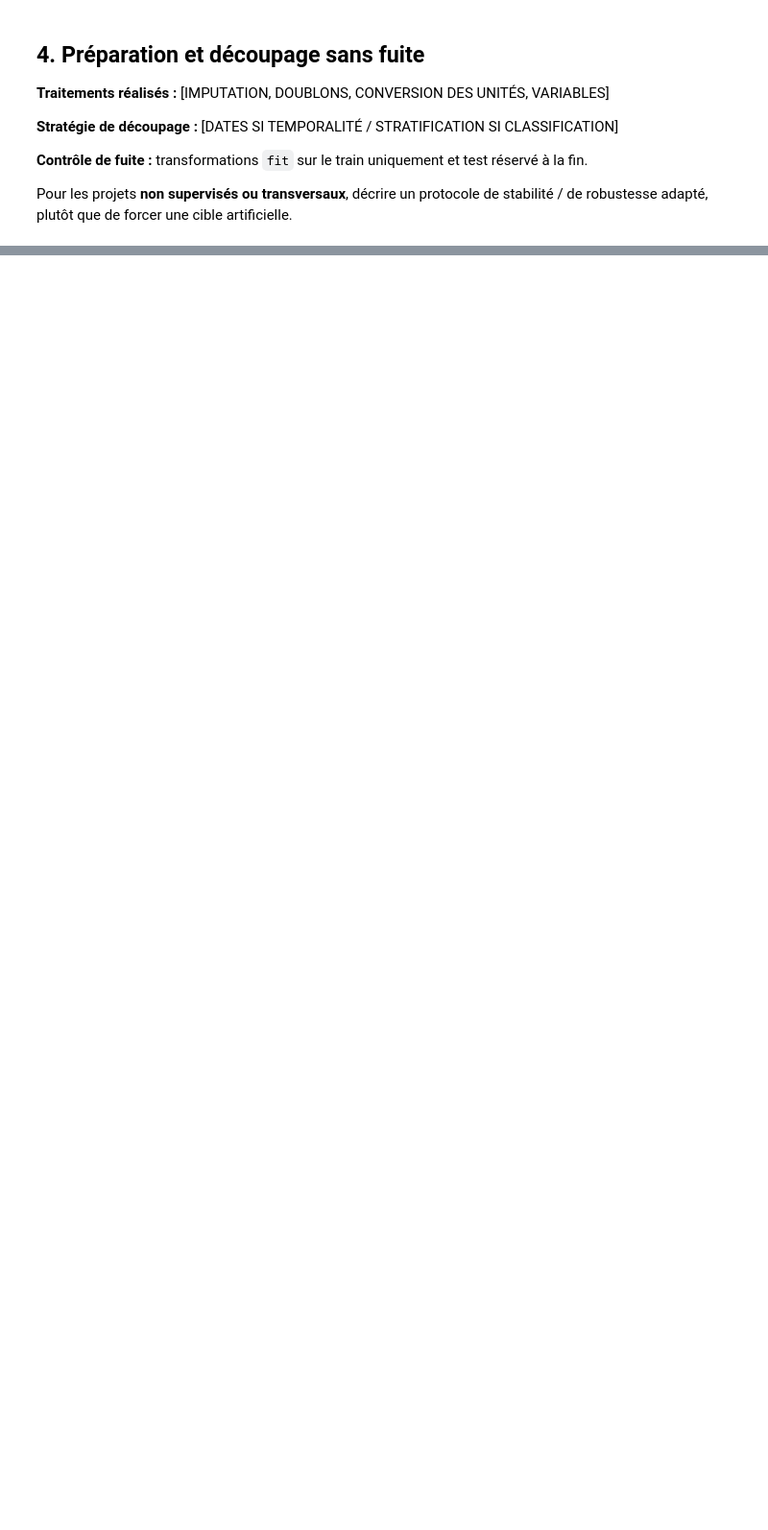
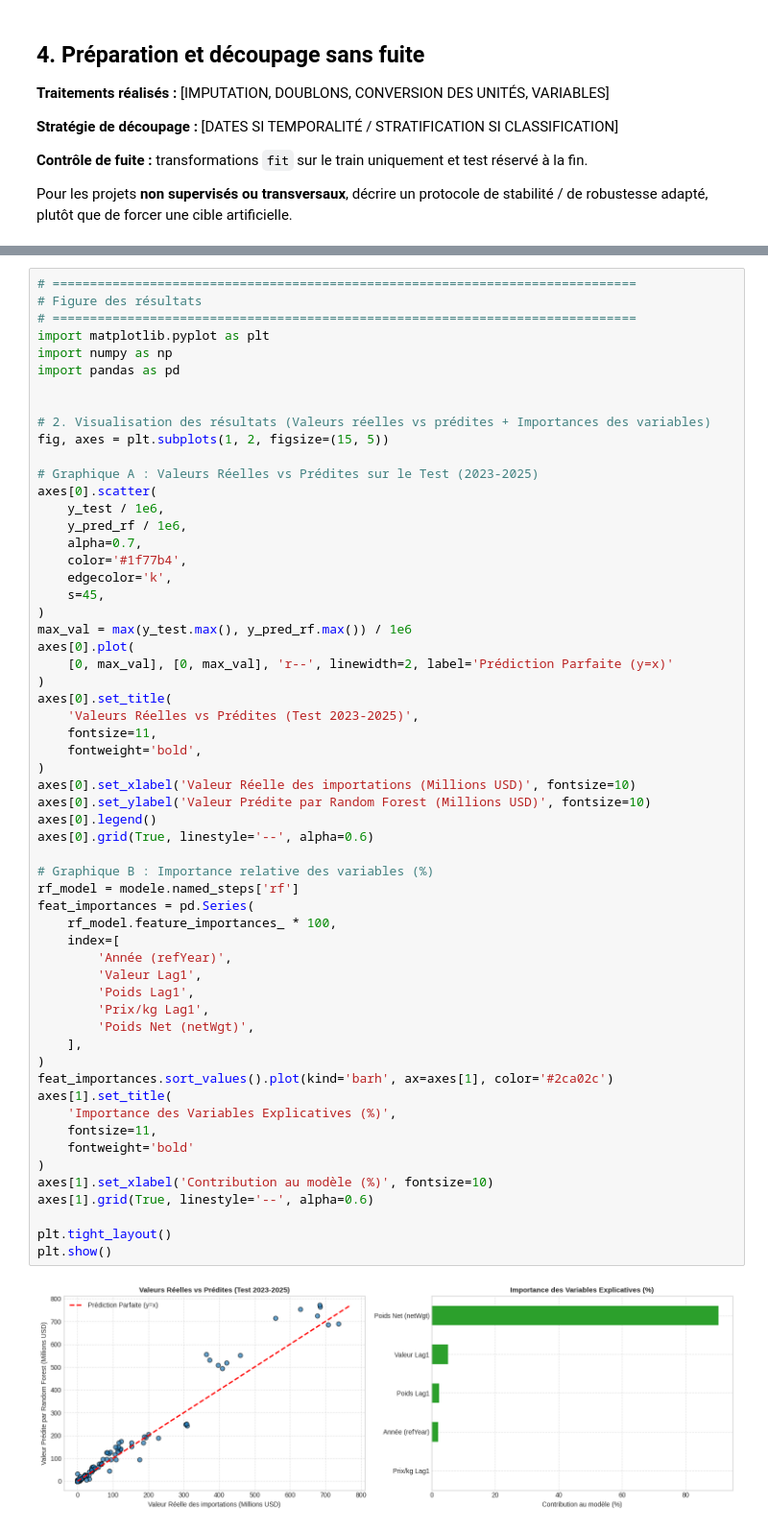
Before and after one commit to benchahydnousaiba0240encg-hue/25007853-benchahyd-nousaiba-CI, a Jupyter notebook: Modele_Projet_CI_S7_ENCG_Settat.ipynb, the cells around one changed output, grey strips where cells are left out. Shown at 96% size. Saved outputs shown, nothing was run; the diff lists cells and outputs as text; blank space fills up the shorter version.

```diff
--- a/Modele_Projet_CI_S7_ENCG_Settat.ipynb
+++ b/Modele_Projet_CI_S7_ENCG_Settat.ipynb
@@ -197,0 +437,60 @@ print("Renseignez ce tableau UNIQUEMENT avec les scores réellement calculés.")
+# %%
+# ==============================================================================
+# Figure des résultats
+# ==============================================================================
+import matplotlib.pyplot as plt
+import numpy as np
+import pandas as pd
+
+
+# 2. Visualisation des résultats (Valeurs réelles vs prédites + Importances des variables)
+fig, axes = plt.subplots(1, 2, figsize=(15, 5))
+
+# Graphique A : Valeurs Réelles vs Prédites sur le Test (2023-2025)
+axes[0].scatter(
+    y_test / 1e6,
+    y_pred_rf / 1e6,
+    alpha=0.7,
+    color='#1f77b4',
+    edgecolor='k',
+    s=45,
+)
+max_val = max(y_test.max(), y_pred_rf.max()) / 1e6
+axes[0].plot(
+    [0, max_val], [0, max_val], 'r--', linewidth=2, label='Prédiction Parfaite (y=x)'
+)
+axes[0].set_title(
+    'Valeurs Réelles vs Prédites (Test 2023-2025)',
+    fontsize=11,
+    fontweight='bold',
+)
+axes[0].set_xlabel('Valeur Réelle des importations (Millions USD)', fontsize=10)
+axes[0].set_ylabel('Valeur Prédite par Random Forest (Millions USD)', fontsize=10)
+axes[0].legend()
+axes[0].grid(True, linestyle='--', alpha=0.6)
+
+# Graphique B : Importance relative des variables (%)
+rf_model = modele.named_steps['rf']
+feat_importances = pd.Series(
+    rf_model.feature_importances_ * 100,
+    index=[
+        'Année (refYear)',
+        'Valeur Lag1',
+        'Poids Lag1',
+        'Prix/kg Lag1',
+        'Poids Net (netWgt)',
+    ],
+)
+feat_importances.sort_values().plot(kind='barh', ax=axes[1], color='#2ca02c')
+axes[1].set_title(
+    'Importance des Variables Explicatives (%)',
+    fontsize=11,
+    fontweight='bold'
+)
+axes[1].set_xlabel('Contribution au modèle (%)', fontsize=10)
+axes[1].grid(True, linestyle='--', alpha=0.6)
+
+plt.tight_layout()
+plt.show()
+# %% [output]
+[figure, added]
```
Also changed, not shown: parts of 28 cells of this notebook.
